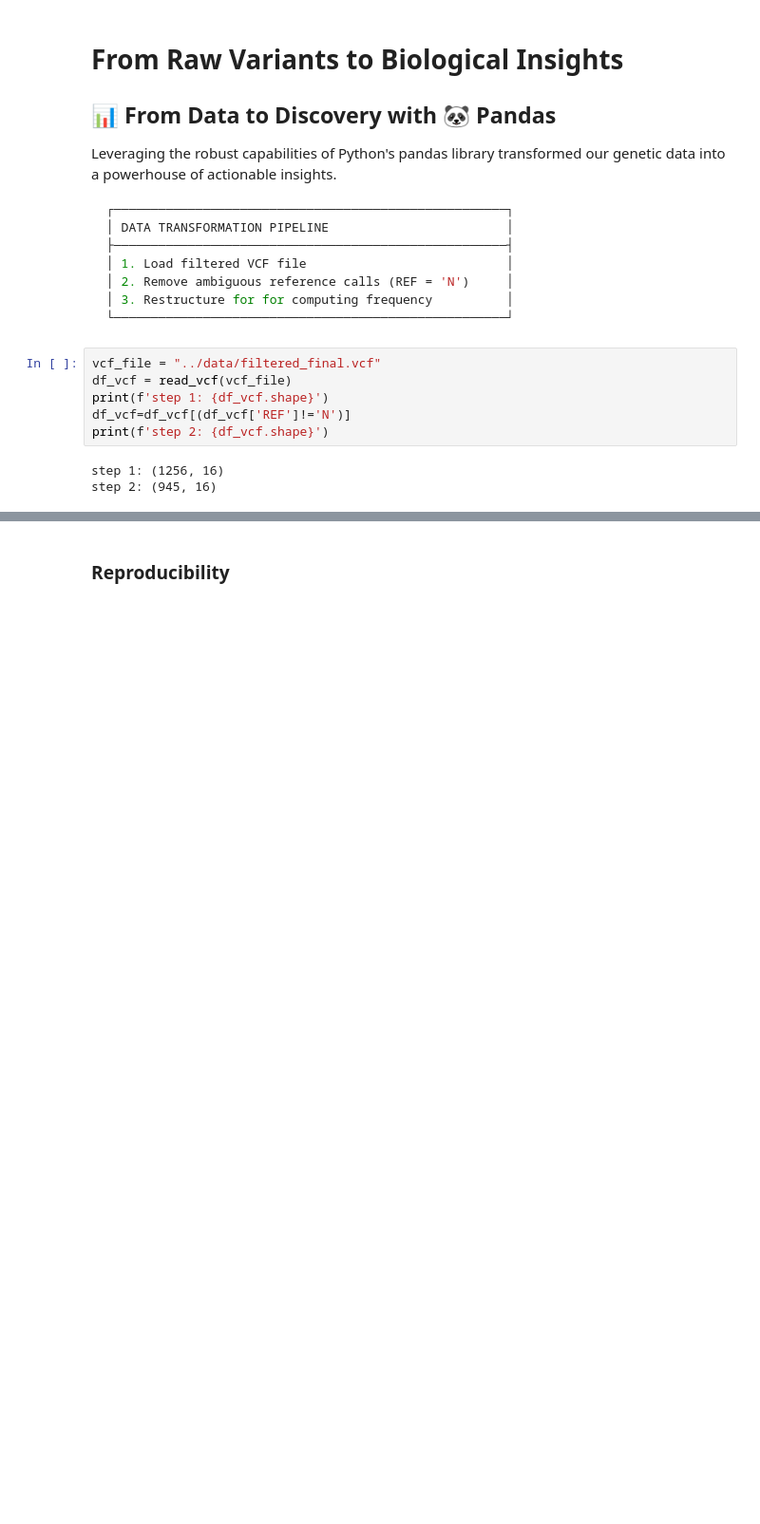
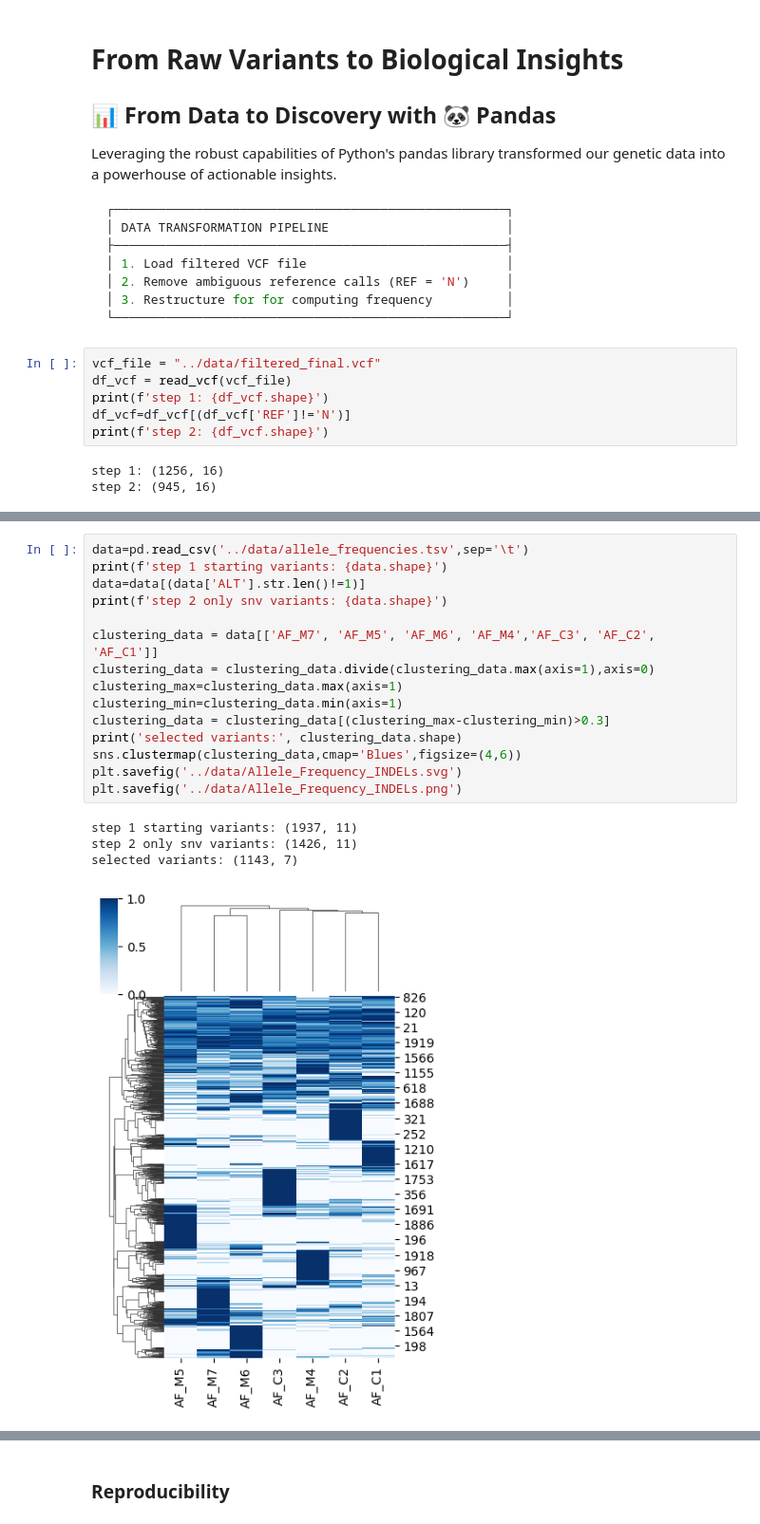
Before and after one commit to mtinti/cryptosporidium_host_adaptation, a Jupyter notebook: nbs/index.ipynb, the cells around one changed output, grey strips where cells are left out. Shown at 95% size. Drawn from its saved outputs; the diff is of its cells as text; blank space fills up the shorter version.

```diff
--- a/nbs/index.ipynb
+++ b/nbs/index.ipynb
@@ -154,0 +281,20 @@ df_vcf.head()
+# %%
+data=pd.read_csv('../data/allele_frequencies.tsv',sep='\t')
+print(f'step 1 starting variants: {data.shape}')
+data=data[(data['ALT'].str.len()!=1)]
+print(f'step 2 only snv variants: {data.shape}')
+
+clustering_data = data[['AF_M7', 'AF_M5', 'AF_M6', 'AF_M4','AF_C3', 'AF_C2', 'AF_C1']]
+clustering_data = clustering_data.divide(clustering_data.max(axis=1),axis=0)
+clustering_max=clustering_data.max(axis=1)
+clustering_min=clustering_data.min(axis=1)
+clustering_data = clustering_data[(clustering_max-clustering_min)>0.3]
+print('selected variants:', clustering_data.shape)
+sns.clustermap(clustering_data,cmap='Blues',figsize=(4,6))
+plt.savefig('../data/Allele_Frequency_INDELs.svg')
+plt.savefig('../data/Allele_Frequency_INDELs.png')
+# %% [output]
+step 1 starting variants: (1937, 11)
+step 2 only snv variants: (1426, 11)
+selected variants: (1143, 7)
+[figure, added]
```
Also changed, not shown: parts of 19 cells of this notebook, 23 other files.
